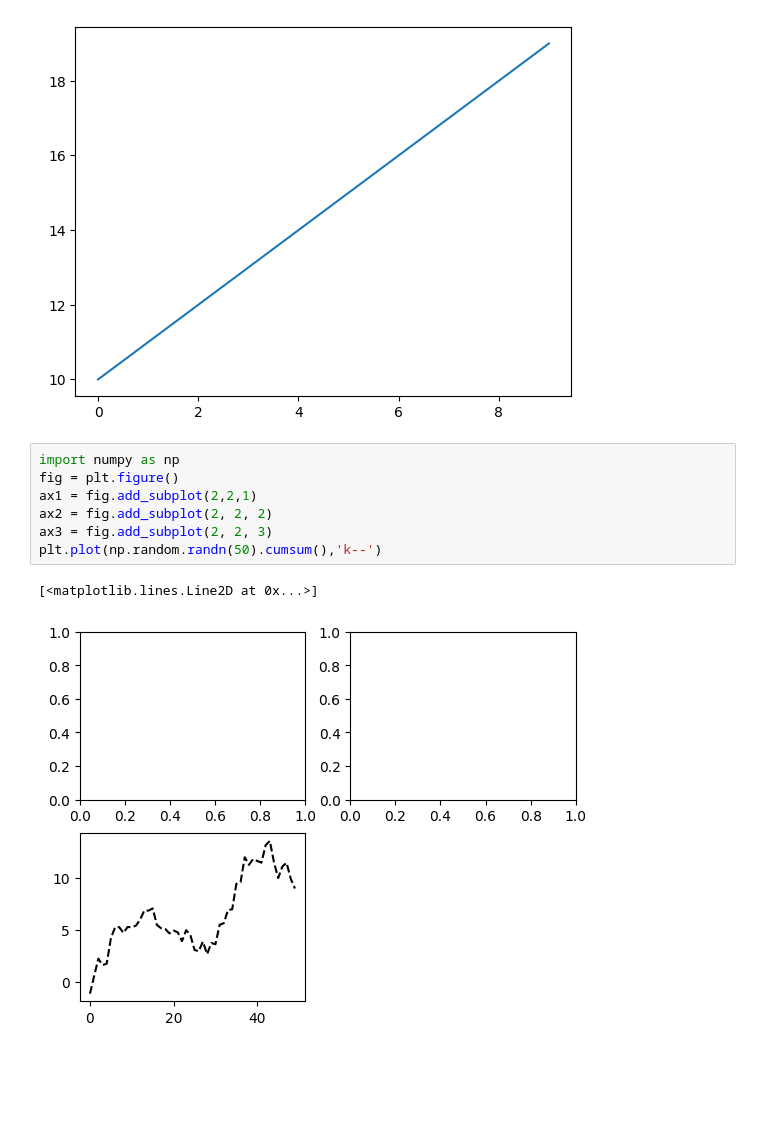
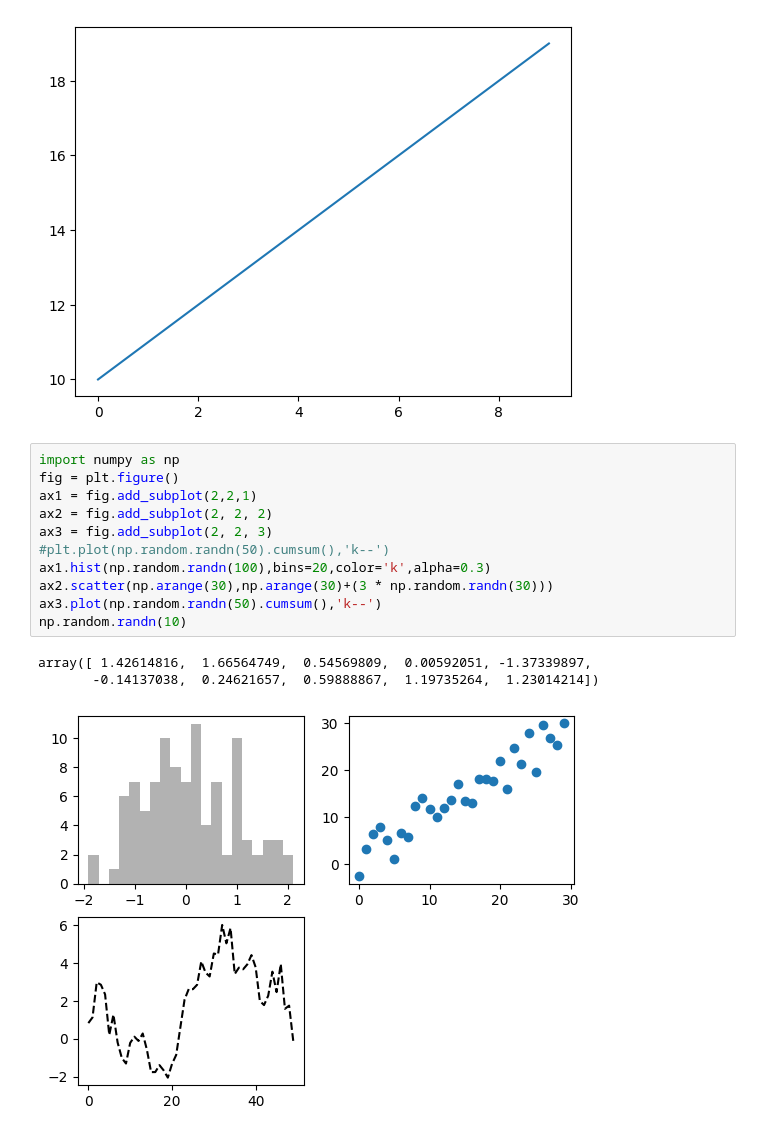
Before and after one commit to roberthsu2003/__2024_10_15__gjun_ai__, a Jupyter notebook: lesson20/lesson20_1.ipynb, the cells around one changed output. Saved outputs shown, nothing was run; the diff lists cells and outputs as text; blank space fills up the shorter version.

```diff
--- a/lesson20/lesson20_1.ipynb
+++ b/lesson20/lesson20_1.ipynb
@@ -18,10 +18,15 @@ plt.plot(data) #使用top function繪圖
 # %%
 import numpy as np
 fig = plt.figure()
 ax1 = fig.add_subplot(2,2,1)
 ax2 = fig.add_subplot(2, 2, 2)
 ax3 = fig.add_subplot(2, 2, 3)
-plt.plot(np.random.randn(50).cumsum(),'k--')
+#plt.plot(np.random.randn(50).cumsum(),'k--')
+ax1.hist(np.random.randn(100),bins=20,color='k',alpha=0.3)
+ax2.scatter(np.arange(30),np.arange(30)+(3 * np.random.randn(30)))
+ax3.plot(np.random.randn(50).cumsum(),'k--')
+np.random.randn(10)
 # %% [output]
-[<matplotlib.lines.Line2D at 0x...>]
+array([ 1.42614816,  1.66564749,  0.54569809,  0.00592051, -1.37339897,
+       -0.14137038,  0.24621657,  0.59888867,  1.19735264,  1.23014214])
-[figure, old version]
+[figure, new version]
```
